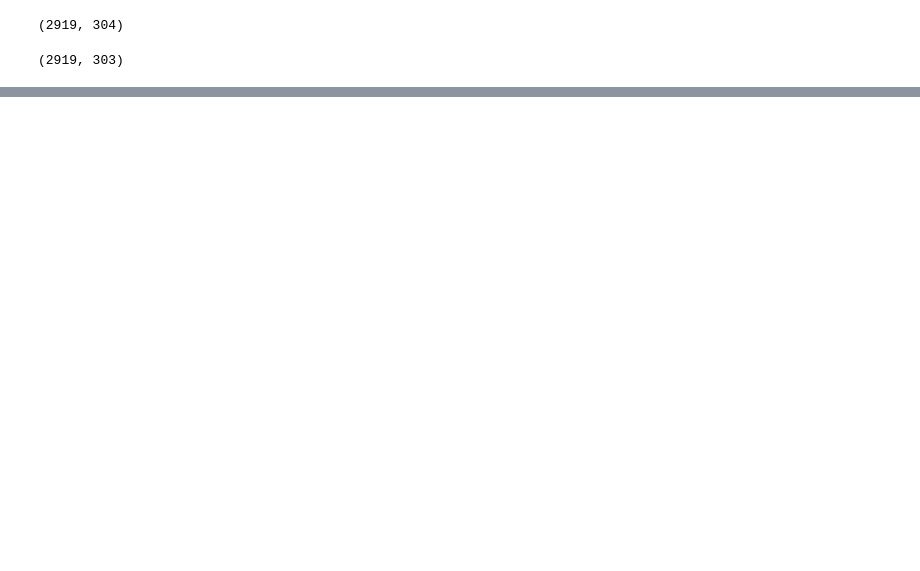
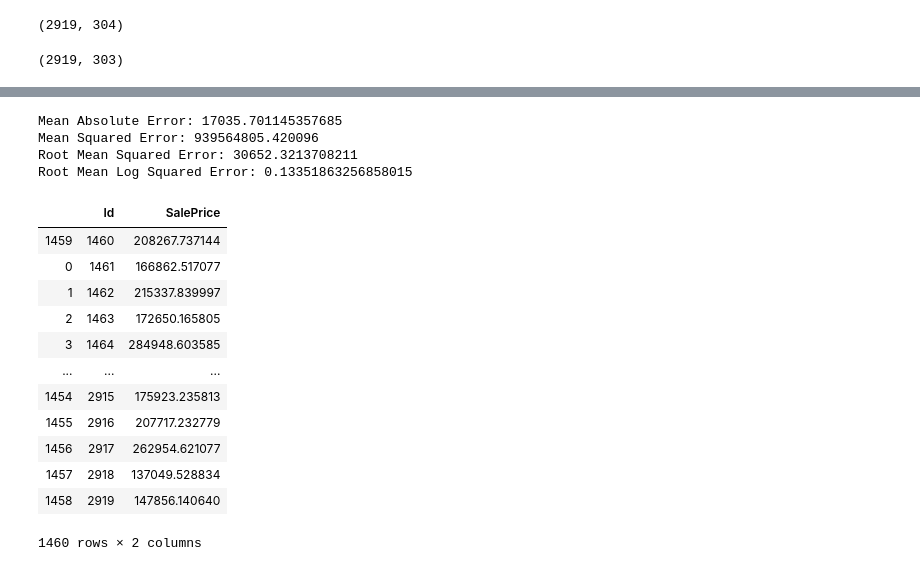
Before and after one commit to AtharvaShembade/DataAnalysis, a Jupyter notebook: House price/Untitled.ipynb, the cells around one changed output, grey strips where cells are left out. Drawn from its saved outputs; the diff is of its cells as text; code cells hidden in the pictures; blank space fills up the shorter version.

Commit message:
Random forest and XGBRF

```diff
--- a/House price/Untitled.ipynb
+++ b/House price/Untitled.ipynb
@@ -176,0 +317,10 @@ x_pca.shapes
+# %%
+modelRFR = RFR(bootstrap=True, criterion='mse', max_depth=20,
+                      max_features='auto', max_leaf_nodes=None,
+                      min_impurity_decrease=0.0, min_impurity_split=None,
+                      min_samples_leaf=2, min_samples_split=6,
+                      min_weight_fraction_leaf=0.0, n_estimators=110,
+                      n_jobs=None, oob_score=False, random_state=None,
+                      verbose=0, warm_start=False)
+# %%
+modelRFR.fit(x_tr,y_tr)
@@ -176,0 +352,30 @@ x_pca.shapes
+# %%
+print('Mean Absolute Error:', metrics.mean_absolute_error(y_val, y_pred02))
+print('Mean Squared Error:', metrics.mean_squared_error(y_val, y_pred02))
+print('Root Mean Squared Error:', np.sqrt(metrics.mean_squared_error(y_val, y_pred02)))
+print('Root Mean Log Squared Error:', np.sqrt(mean_squared_log_error(y_val, y_pred02)))
+# %% [output]
+Mean Absolute Error: 17035.701145357685
+Mean Squared Error: 939564805.420096
+Root Mean Squared Error: 30652.3213708211
+Root Mean Log Squared Error: 0.13351863256858015
+# %%
+y_predict = modelRFR.predict(x_train)
+# %%
+df_submit = pd.DataFrame({'Id':df_0.iloc[1459:,0],'SalePrice':y_predict})
+# %%
+df_submit
+# %% [output]
+|  | Id | SalePrice |
+| 1459 | 1460 | 208267.737144 |
+| 0 | 1461 | 166862.517077 |
+| 1 | 1462 | 215337.839997 |
+| 2 | 1463 | 172650.165805 |
+| 3 | 1464 | 284948.603585 |
+| ... | ... | ... |
+| 1454 | 2915 | 175923.235813 |
+| 1455 | 2916 | 207717.232779 |
+| 1456 | 2917 | 262954.621077 |
+| 1457 | 2918 | 137049.528834 |
+| 1458 | 2919 | 147856.140640 |
+1460 rows × 2 columns
```
Also changed, not shown: parts of 39 cells of this notebook, 1 other file.
